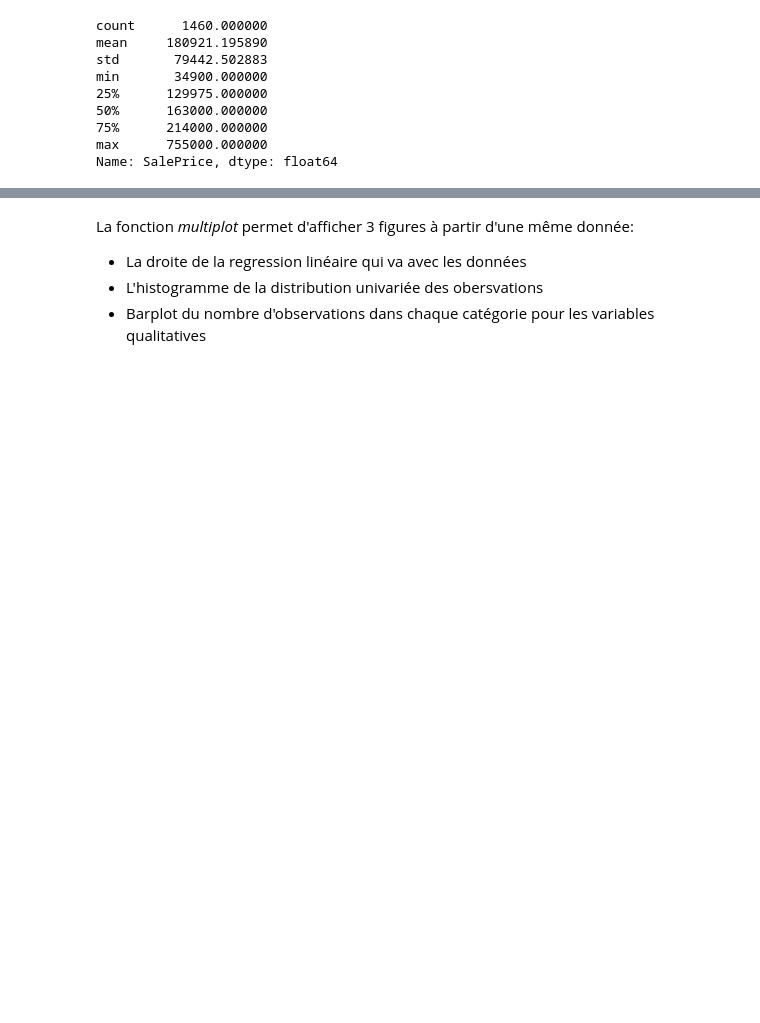
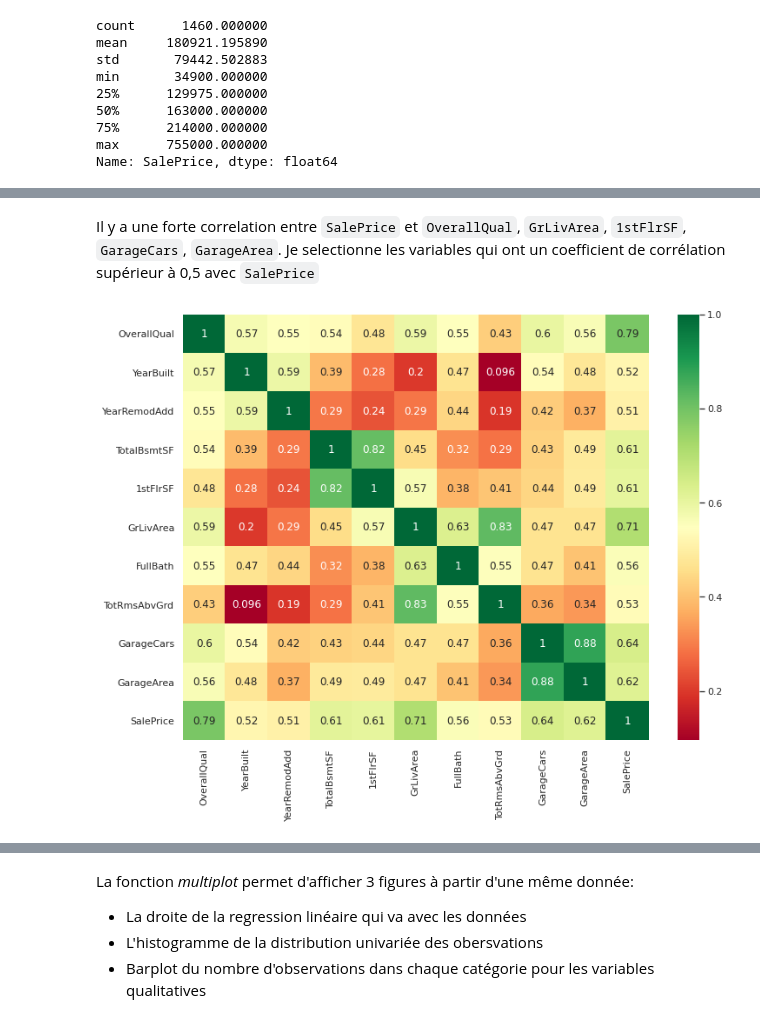
Before and after one commit to Grelot/machine_learning_demo, a Jupyter notebook: house_prices_advanced_regression_techiques.ipynb, the cells around one changed output, grey strips where cells are left out. Saved outputs shown, nothing was run; the diff lists cells and outputs as text; code cells hidden in the pictures; blank space fills up the shorter version.

Commit message:
partie 3 correlation saleprice

```diff
--- a/house_prices_advanced_regression_techiques.ipynb
+++ b/house_prices_advanced_regression_techiques.ipynb
@@ -125,0 +134,9 @@ g = g.legend(["Coefficient Assymetrie : {:.2f}".format(train['SalePrice'].skew()
+# %% [markdown]
+Il y a une forte correlation entre `SalePrice` et `OverallQual`, `GrLivArea`, `1stFlrSF`, `GarageCars`, `GarageArea`.
+Je selectionne les variables qui ont un coefficient de corrélation supérieur à 0,5 avec `SalePrice`
+# %%
+top_corr_features = corrmat.index[abs(corrmat["SalePrice"])>0.5]
+plt.subplots(figsize=(12,9))
+g = sns.heatmap(train[top_corr_features].corr(),annot=True,cmap="RdYlGn")
+# %% [output]
+[figure, added]
```
Also changed, not shown: parts of 9 cells of this notebook, 1 other file.
